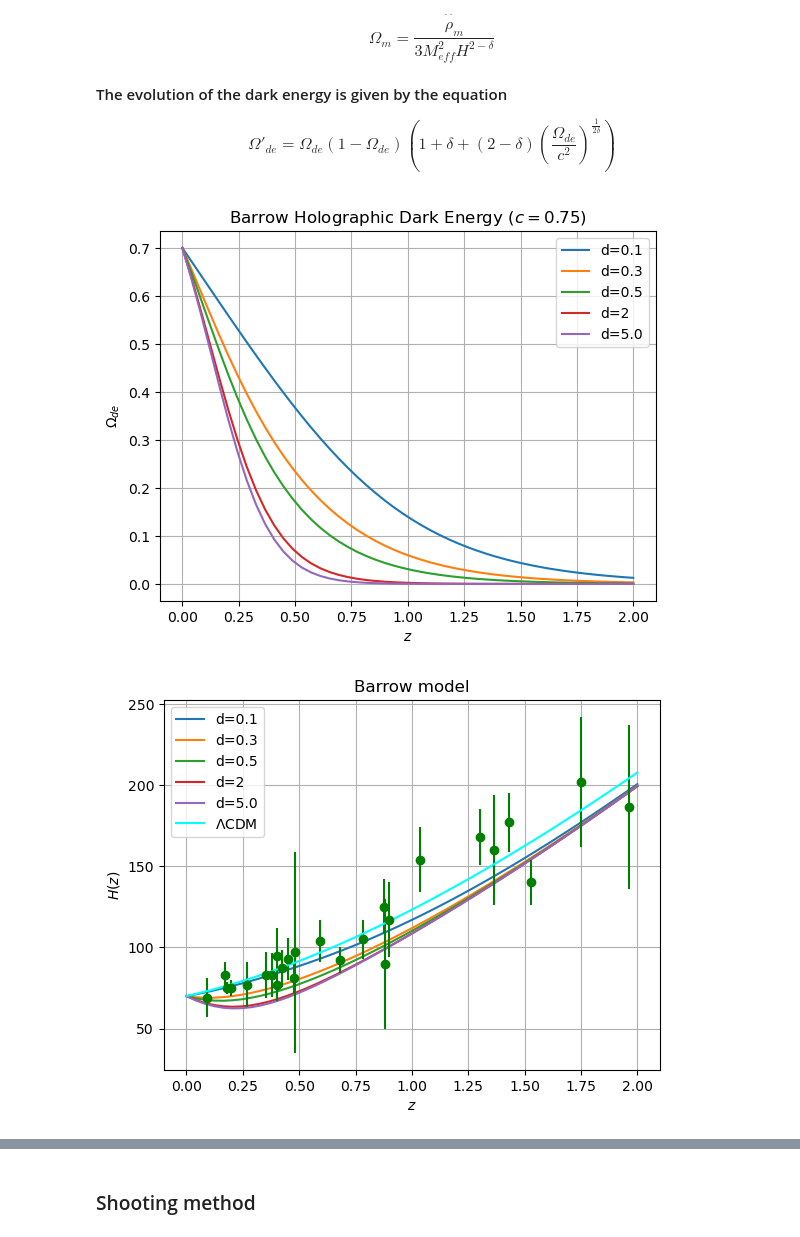
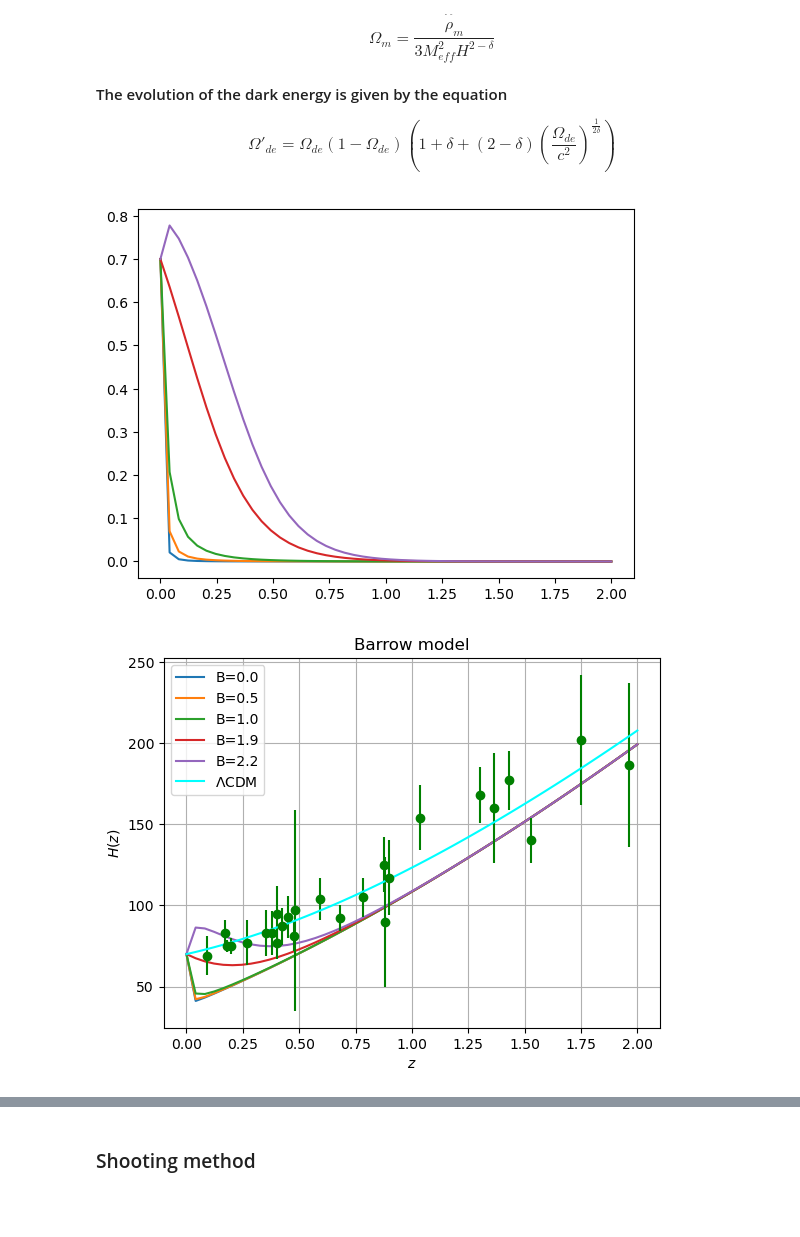
Before and after one commit to xlxnsxzpxtx/HolographicDE, a Jupyter notebook: holographics_models.ipynb, the cells around one changed output, grey strips where cells are left out. Cells and saved outputs as stored; diff of their text form; code cells hidden in the pictures; blank space fills up the shorter version.

```diff
--- a/holographics_models.ipynb
+++ b/holographics_models.ipynb
@@ -59,11 +114,11 @@ xfin = np.log(1. / (1 + zfin))
 xval = np.linspace(xini, xfin, 50)
 zval = np.linspace(0,2,50)
 
-def tsallis_model(Omega, x, d_value, c= 0.75):
-    Q = 2 * (2 - d_value) * ((3*c / 3) ** (1. / (2 * (d_value - 2)))) * (H0 * np.sqrt(Om0)) ** ((1 - d_value) / (d_value - 2))
+def tsallis_model(Omega, x, d_value, c= 1):
+    Q = 2*(2 - d_value)*((3*c**2 / 3) ** (1. / (2 * (d_value - 2)))) * (H0 * np.sqrt(Om0)) ** ((1 - d_value) / (d_value - 2))
     dOmega = Omega * (1 - Omega) * (
-                2 * d_value - 1 + Q * ((1 - Omega) ** ((1 - d_value) / (2 * (2 - d_value)))) * (Omega * (1. / (2 * (2 - d_value)))) * np.exp(
-            (3 * (1 - d_value) / (2 * (2 - d_value))) * x))
+                2 * d_value - 1 + Q * ((1 - Omega) ** ((1 - d_value) / (2 * (2 - d_value)))) * (Omega ** (1. / (2 * (2 - d_value))))*np.exp(
+            (3*(1 - d_value)/(2*(2 - d_value)))*x))
     return dOmega
 
 
@@ -116,7 +171,7 @@ Oe = 1 - Om - Or - Ok
 H0 = 70
 
 def RHSquared_z(z, sol_ode):
-    return H0 * np.sqrt((Or * (z + 1) ** 4 + Om * (z + 1) ** 3) / (1 - sol_ode))
+    return H0*np.sqrt(( Om * (z + 1)**3)/(1 - sol_ode))
 
 Hubble_z = []
 for sol_ode in solutions_tsallis_reshaped:
@@ -159,39 +214,35 @@ $$
 # %%
 
 # Define global constants
-d = [0.1,0.3,0.5,2,5.00]
+B = [0.0,0.5,1.0,1.9,2.2]
 c = 1.0
 
 # Define the model
-def barrow_model(Omega, x, d_value = 0.1):
-    ex = (1. / (2 * d_value))
-    dOmega = Omega * (1 - Omega) * (1 + d_value + (2 - d_value) * ((Omega / c ** 2) ** (ex)))
+def barrow_model(Omega, x, B_value):
+    Q = (2 - B_value)*((c**2)**(1/(B_value - 2)))*(70*np.sqrt(Om)**(B_value/(2-B_value)))
+    dOmega = Omega * (1 - Omega) * (1 + B_value +   Q*((1 -Omega)**(B_value/(2*(B_value - 2))))
+    *(Omega**(1/(2-B_value)))*np.exp(3*B_value*x/(2*(B_value -2))) )
+
+
     return dOmega
 
 
 solutions_barrow = []
-for d_value in d:
-    sol = odeint(barrow_model, Ode_0, xval, args=(d_value,))
+for B_value in B:
+    sol = odeint(barrow_model, Ode_0, xval, args=(B_value,))
     solutions_barrow.append(sol)
 
 
 # Reshape all solutions in solutions_barrow
 solutions_barrow_reshaped = []
 for sol in solutions_barrow:
     solutions_barrow_reshaped.append(sol[:, 0].reshape(-1))
 
 # Plot each component of solutions_barrow_reshaped against xval
 for i, sol_reshaped in enumerate(solutions_barrow_reshaped):
-    plt.plot(zval, sol_reshaped, label=f'd={d[i]}')
-plt.plot()
-plt.xlabel('$z$')
-plt.ylabel('$\Omega_{de}$')
-plt.title('Barrow Holographic Dark Energy ($c = 0.75$)')
-plt.legend()
-plt.grid(True)
-plt.show()
+    plt.plot(zval, sol_reshaped, label=f'B={B[i]}')
 # %% [output]
-[figure, old version]
+[figure, new version]
 # %%
 z_new = np.linspace(0,2,50)
 def RHSquared_z_barrow(z, sol_ode):
@@ -204,7 +255,7 @@ for sol_ode in solutions_barrow_reshaped:
 
 # Plot each component H(z) for d values
 for i, Hub in enumerate(Hubble_z_barrow):
-    plt.plot(z_new, Hub, label=f'd={d[i]}')
+    plt.plot(z_new, Hub, label=f'B={B[i]}')
 
 plt.errorbar(z_obs, hub_obs, error_obs, ls='', marker='o', color='green')
 plt.plot(z_new, hubz, color='cyan', label='$\Lambda$CDM')
@@ -215,4 +266,4 @@ plt.legend()
 plt.grid(True)
 plt.show()
 # %% [output]
-[figure, old version]
+[figure, new version]
```
Also changed, not shown: parts of 10 cells of this notebook, 2 other files.
